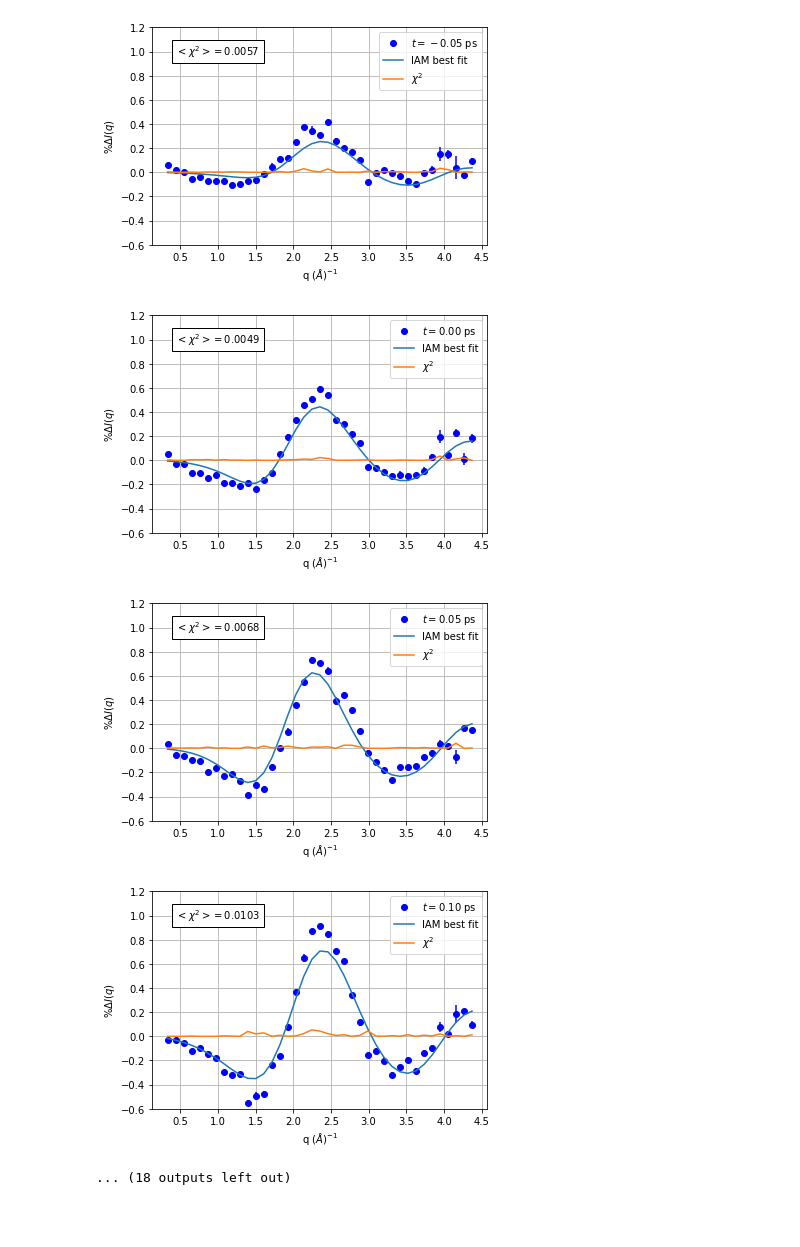
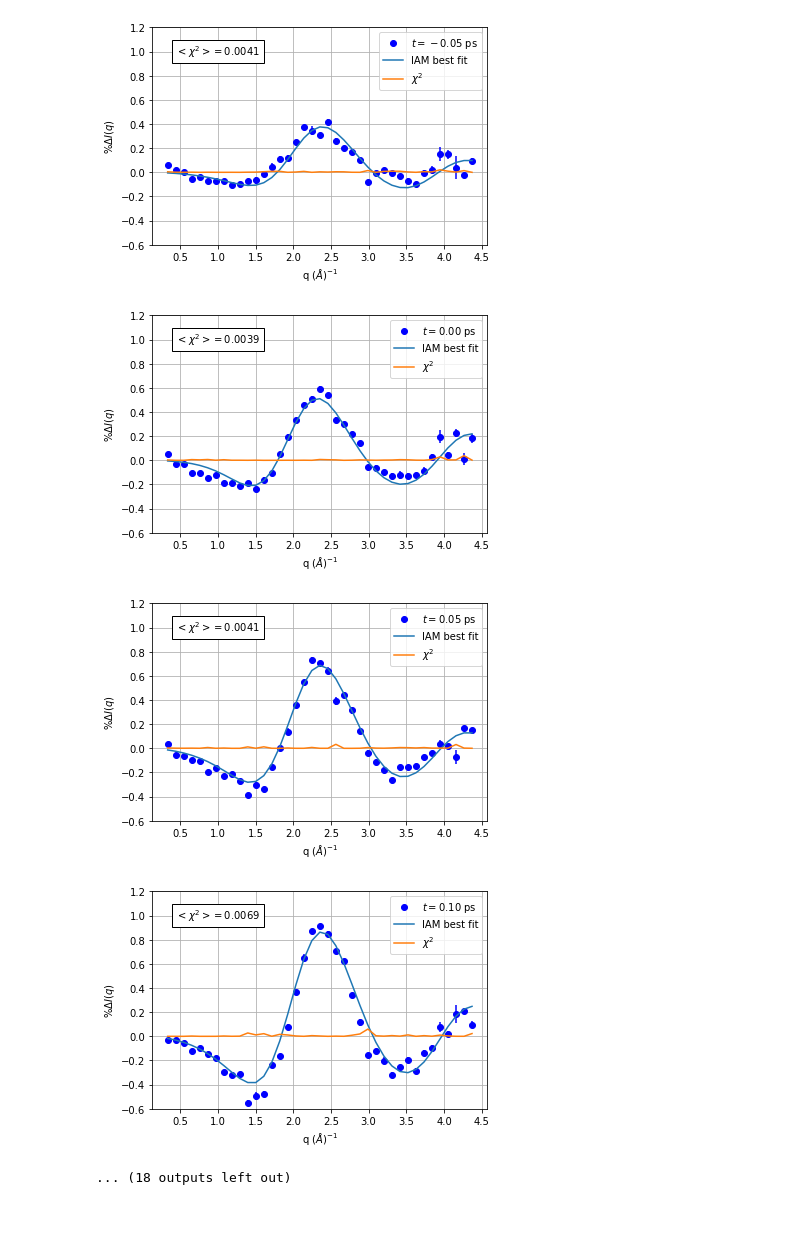
Before and after one commit to tnorthey/molecule, a Jupyter notebook: notebooks/fit_plots.ipynb, the cells around one changed output. Cells and saved outputs as stored; diff of their text form; code cells hidden in the pictures.

```diff
--- a/notebooks/fit_plots.ipynb
+++ b/notebooks/fit_plots.ipynb
@@ -4,9 +4,9 @@ import scipy.io
 import matplotlib.pyplot as plt
 
 #for k in range(17, 48):
-N = 10000
-subtitle = 'mode%i' %k
-subtitle = 'vstrongmodes'
+N = 20000
+#subtitle = 'mode%i' % k
+subtitle = '0+vstrongmodes'
 
 chi2_file = np.load('../data/chi2_%i_%s.npz' % (N, subtitle))
 chi2_array = chi2_file['chi2']
@@ -123,7 +123,7 @@ chi2: 0.007412
-[figure, old version]
+[figure, new version]
-[figure, old version]
+[figure, new version]
-[figure, old version]
+[figure, new version]
-[figure, old version]
+[figure, new version]
 ... (18 outputs left out)
 # %% [markdown]
 ###
```
Also changed, not shown: parts of 1 cell of this notebook, 26 other files.
